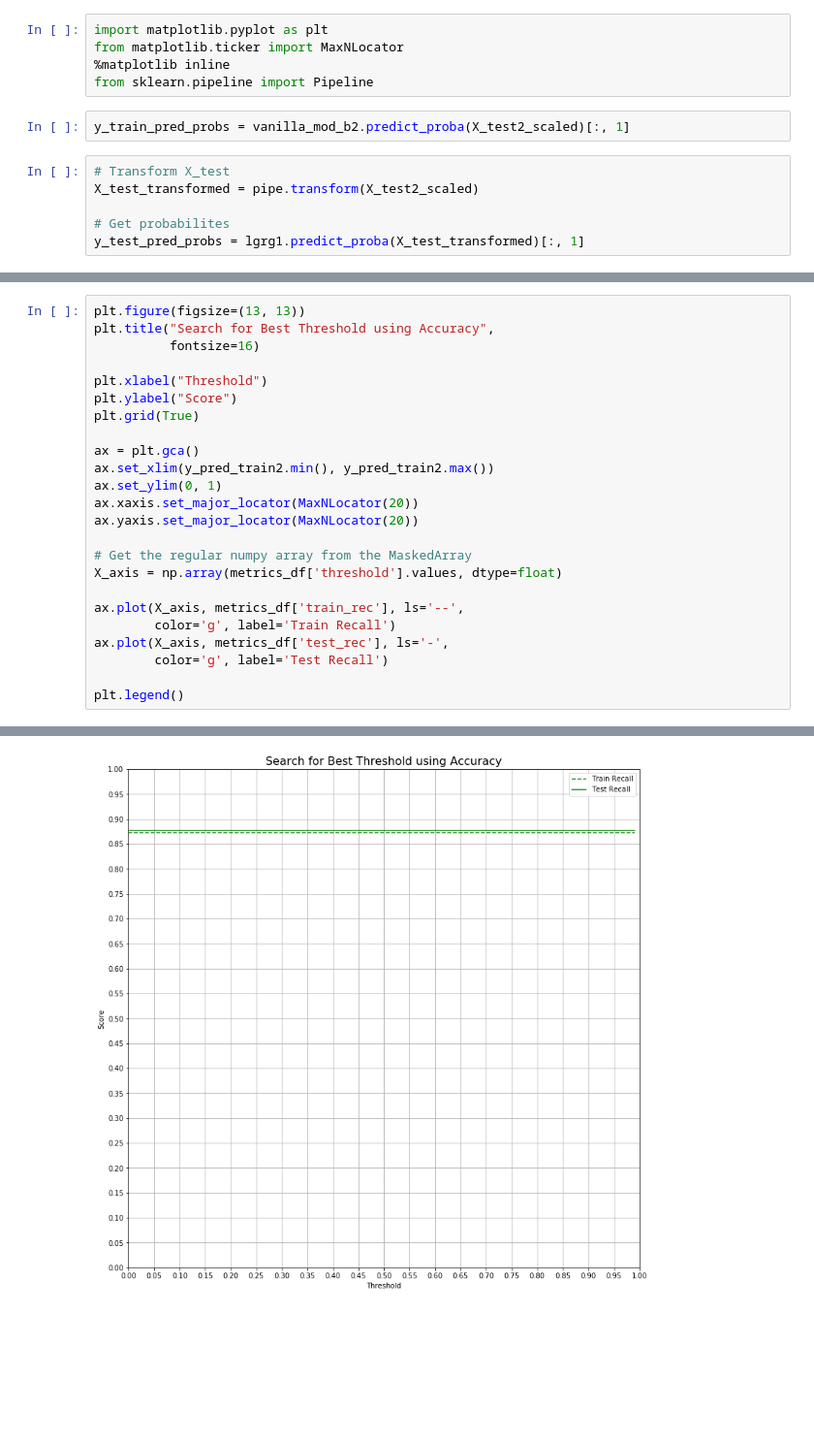
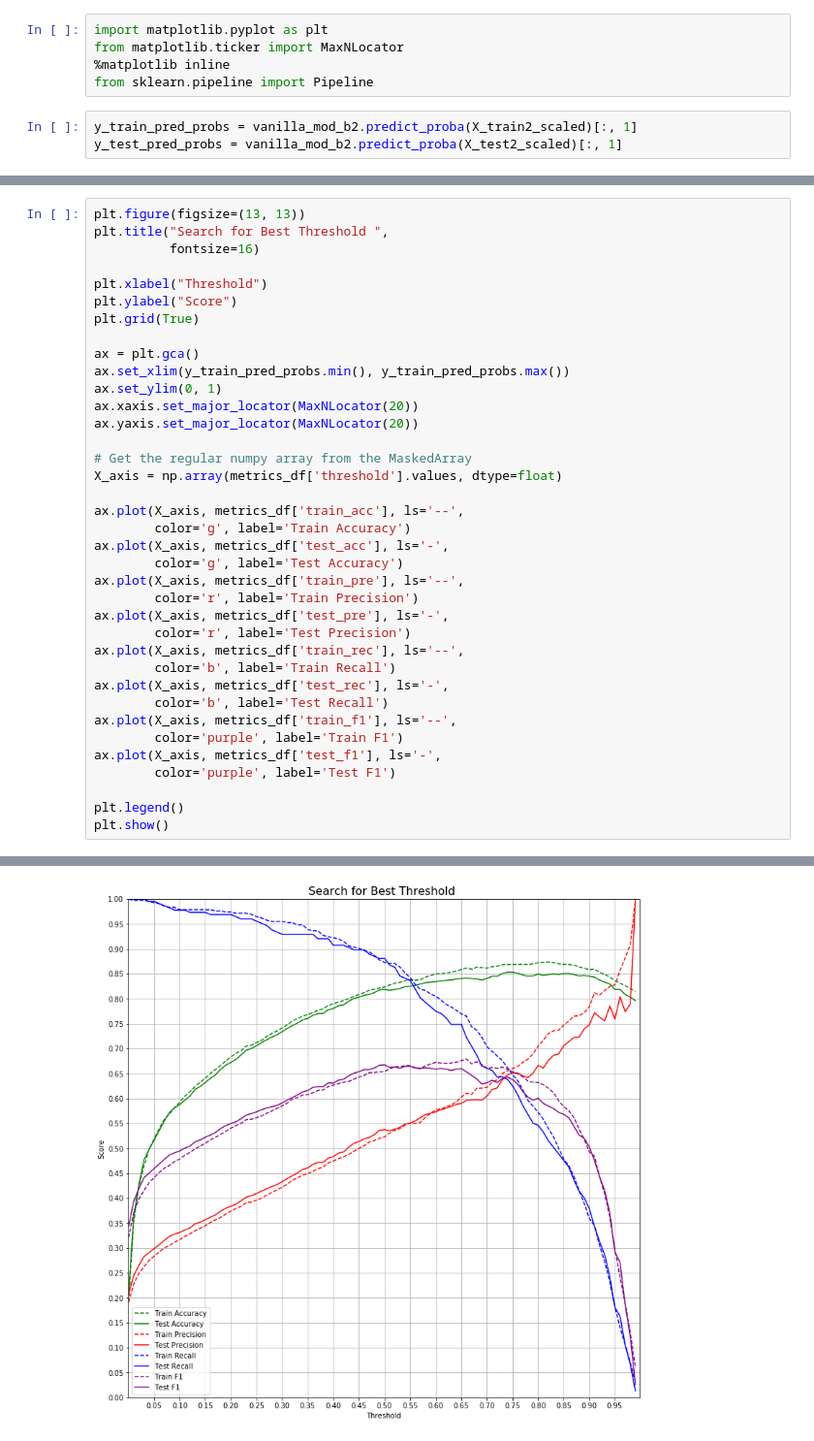
Before and after one commit to polyglottraveler/hbs-ds-060120, a Jupyter notebook: module-3/day-4-case-study/Churn_Case_Study_group6.ipynb, the cells around one changed output, grey strips where cells are left out. Shown at 97% size. Drawn from its saved outputs; the diff is of its cells as text; blank space fills up the shorter version.

```diff
--- a/module-3/day-4-case-study/Churn_Case_Study_group6.ipynb
+++ b/module-3/day-4-case-study/Churn_Case_Study_group6.ipynb
@@ -507,10 +498,5 @@ from matplotlib.ticker import MaxNLocator
 %matplotlib inline
 from sklearn.pipeline import Pipeline
 # %%
-y_train_pred_probs = vanilla_mod_b2.predict_proba(X_test2_scaled)[:, 1]
+y_train_pred_probs = vanilla_mod_b2.predict_proba(X_train2_scaled)[:, 1]
+y_test_pred_probs = vanilla_mod_b2.predict_proba(X_test2_scaled)[:, 1]
-# %%
-# Transform X_test
-X_test_transformed = pipe.transform(X_test2_scaled)
-
-# Get probabilites
-y_test_pred_probs = lgrg1.predict_proba(X_test_transformed)[:, 1]
@@ -532,7 +539,7 @@ for x in np.arange(y_pred_train2.min(), y_pred_train2.max(), 0.01):
     metrics_df = metrics_df.append(sample_S, ignore_index=True)
 # %%
 plt.figure(figsize=(13, 13))
-plt.title("Search for Best Threshold using Accuracy",
+plt.title("Search for Best Threshold ",
           fontsize=16)
 
 plt.xlabel("Threshold")
@@ -540,7 +547,7 @@ plt.ylabel("Score")
 plt.grid(True)
 
 ax = plt.gca()
-ax.set_xlim(y_pred_train2.min(), y_pred_train2.max())
+ax.set_xlim(y_train_pred_probs.min(), y_train_pred_probs.max())
 ax.set_ylim(0, 1)
 ax.xaxis.set_major_locator(MaxNLocator(20))
 ax.yaxis.set_major_locator(MaxNLocator(20))
@@ -548,10 +555,23 @@ ax.yaxis.set_major_locator(MaxNLocator(20))
 # Get the regular numpy array from the MaskedArray
 X_axis = np.array(metrics_df['threshold'].values, dtype=float)
 
+ax.plot(X_axis, metrics_df['train_acc'], ls='--',
+        color='g', label='Train Accuracy')
+ax.plot(X_axis, metrics_df['test_acc'], ls='-',
+        color='g', label='Test Accuracy')
+ax.plot(X_axis, metrics_df['train_pre'], ls='--',
+        color='r', label='Train Precision')
+ax.plot(X_axis, metrics_df['test_pre'], ls='-',
+        color='r', label='Test Precision')
 ax.plot(X_axis, metrics_df['train_rec'], ls='--',
-        color='g', label='Train Recall')
+        color='b', label='Train Recall')
 ax.plot(X_axis, metrics_df['test_rec'], ls='-',
-        color='g', label='Test Recall')
+        color='b', label='Test Recall')
+ax.plot(X_axis, metrics_df['train_f1'], ls='--',
+        color='purple', label='Train F1')
+ax.plot(X_axis, metrics_df['test_f1'], ls='-',
+        color='purple', label='Test F1')
 
 plt.legend()
+plt.show()
 # %% [output]
@@ -559 +578 @@ plt.legend()
-[figure, old version]
+[figure, new version]
```
Also changed, not shown: parts of 9 cells of this notebook, 5 other files.
